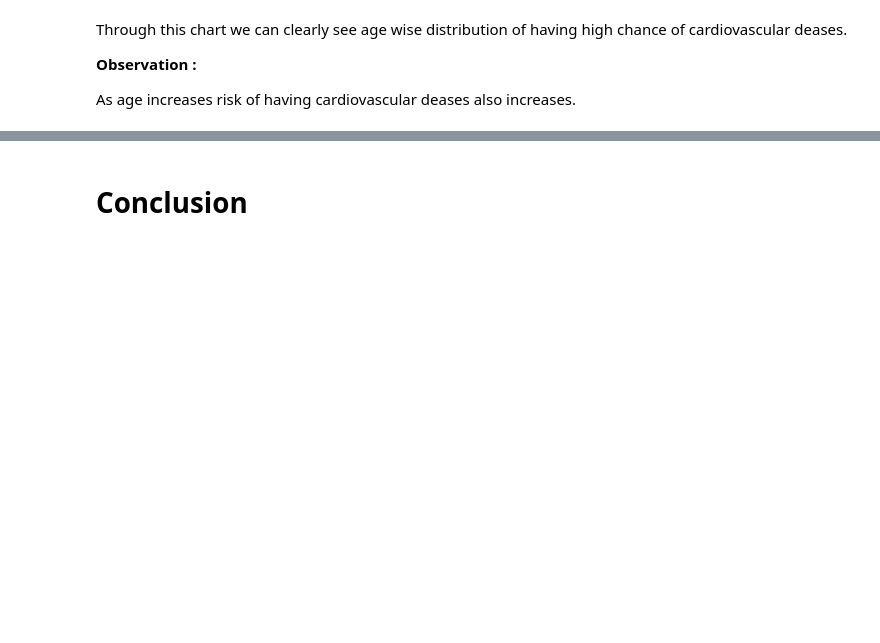
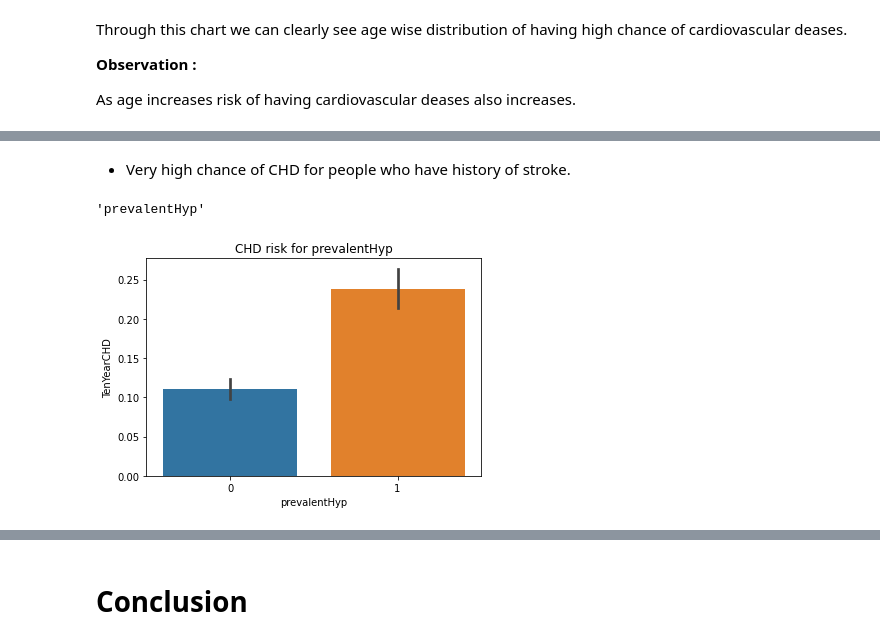
Before and after one commit to Jaypardeshii/Cardiovascular-Risk-Prediction, a Jupyter notebook: Cardiovascular_Risk_Prediction.ipynb, the cells around one changed output, grey strips where cells are left out. Cells and saved outputs as stored; diff of their text form; code cells hidden in the pictures; blank space fills up the shorter version.

```diff
--- a/Cardiovascular_Risk_Prediction.ipynb
+++ b/Cardiovascular_Risk_Prediction.ipynb
@@ -973,0 +568,8 @@ Answer Here.
+# %% [markdown]
+* Very high chance of CHD for people who have history of  stroke.
+# %%
+# CHD risk prediction for prevalentHyp vs non-prevalentHyp
+chart('prevalentHyp')
+# %% [output]
+'prevalentHyp'
+[figure, added]
```
Also changed, not shown: parts of 397 cells of this notebook.
